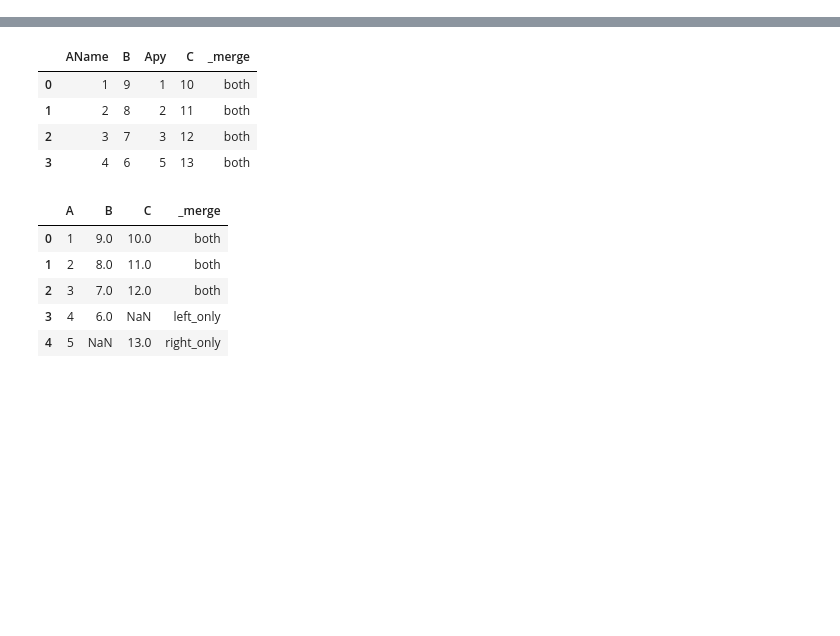
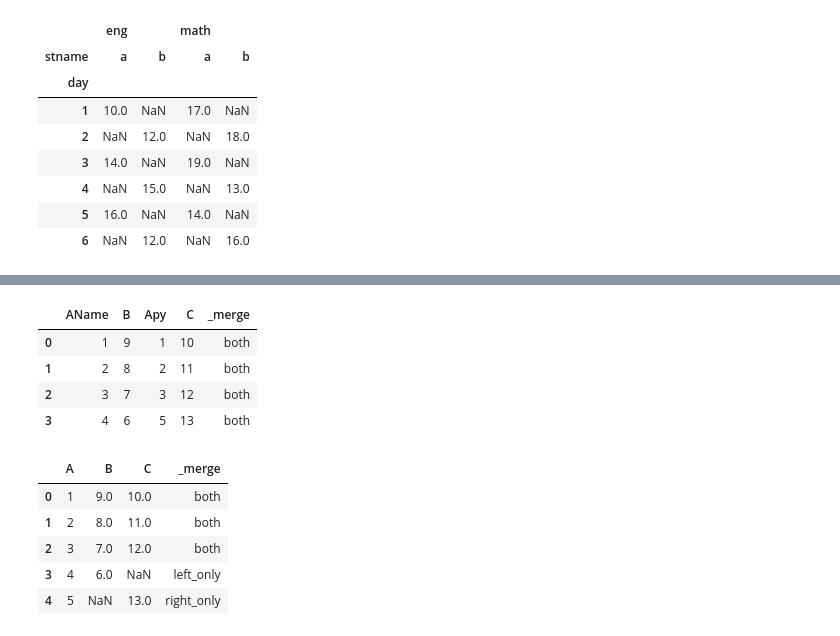
Before and after one commit to amanchandra100/ML_Basics, a Jupyter notebook: Pandas.ipynb, the cells around one changed output, grey strips where cells are left out. Cells and saved outputs as stored; diff of their text form; code cells hidden in the pictures; blank space fills up the shorter version.

```diff
--- a/Pandas.ipynb
+++ b/Pandas.ipynb
@@ -0,0 +16,15 @@
+# %%
+#pivot func is used to reshape
+import pandas as pd
+d1=pd.DataFrame({"day":[1,2,3,4,5,6],"stname":["a","b","a","b","a","b"],"eng":[10,12,14,15,16,12],"math":[17,18,19,13,14,16,]})
+d1.pivot(index="day",columns="stname")
+# %% [output]
+|  | eng |  | math |  |
+| stname | a | b | a | b |
+| day |  |  |  |  |
+| 1 | 10.0 | NaN | 17.0 | NaN |
+| 2 | NaN | 12.0 | NaN | 18.0 |
+| 3 | 14.0 | NaN | 19.0 | NaN |
+| 4 | NaN | 15.0 | NaN | 13.0 |
+| 5 | 16.0 | NaN | 14.0 | NaN |
+| 6 | NaN | 12.0 | NaN | 16.0 |
```
Also changed, not shown: parts of 14 cells of this notebook, 1 other file.
